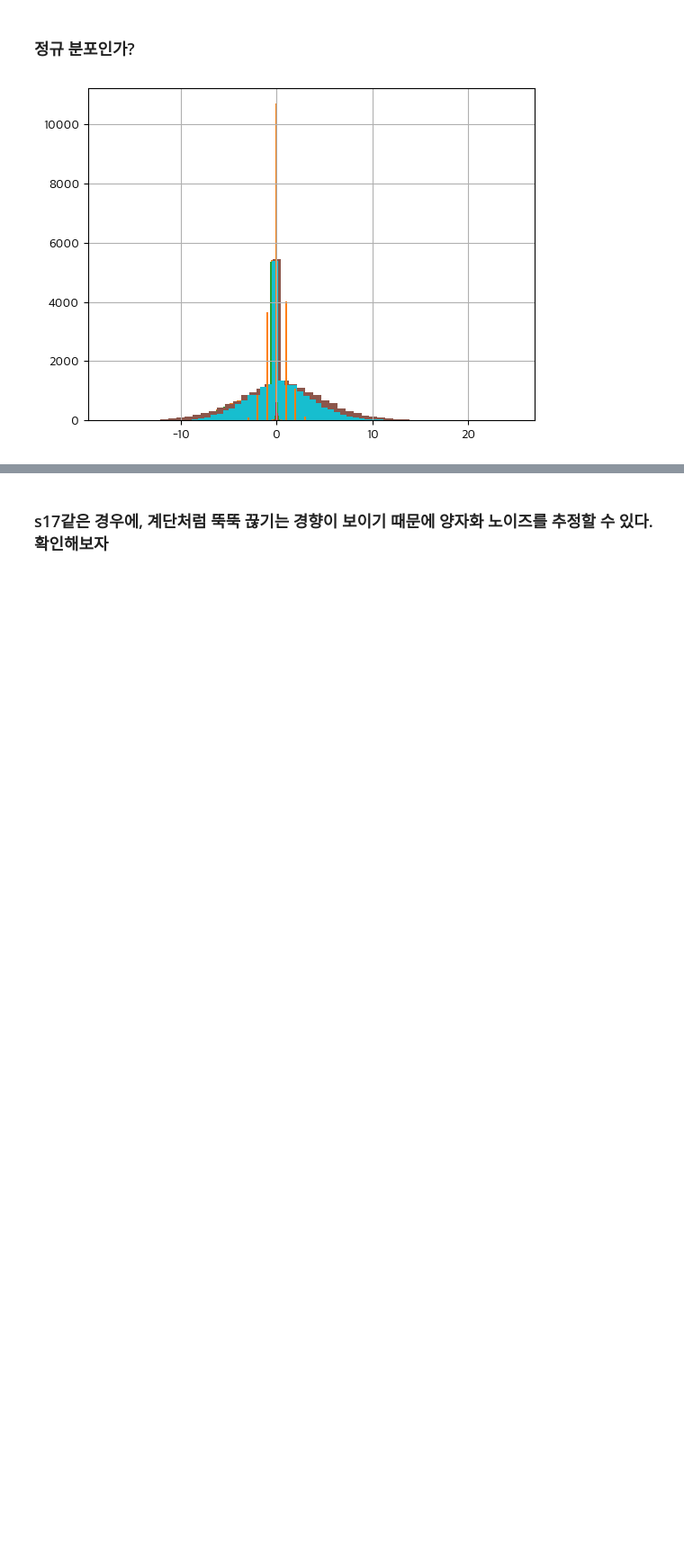
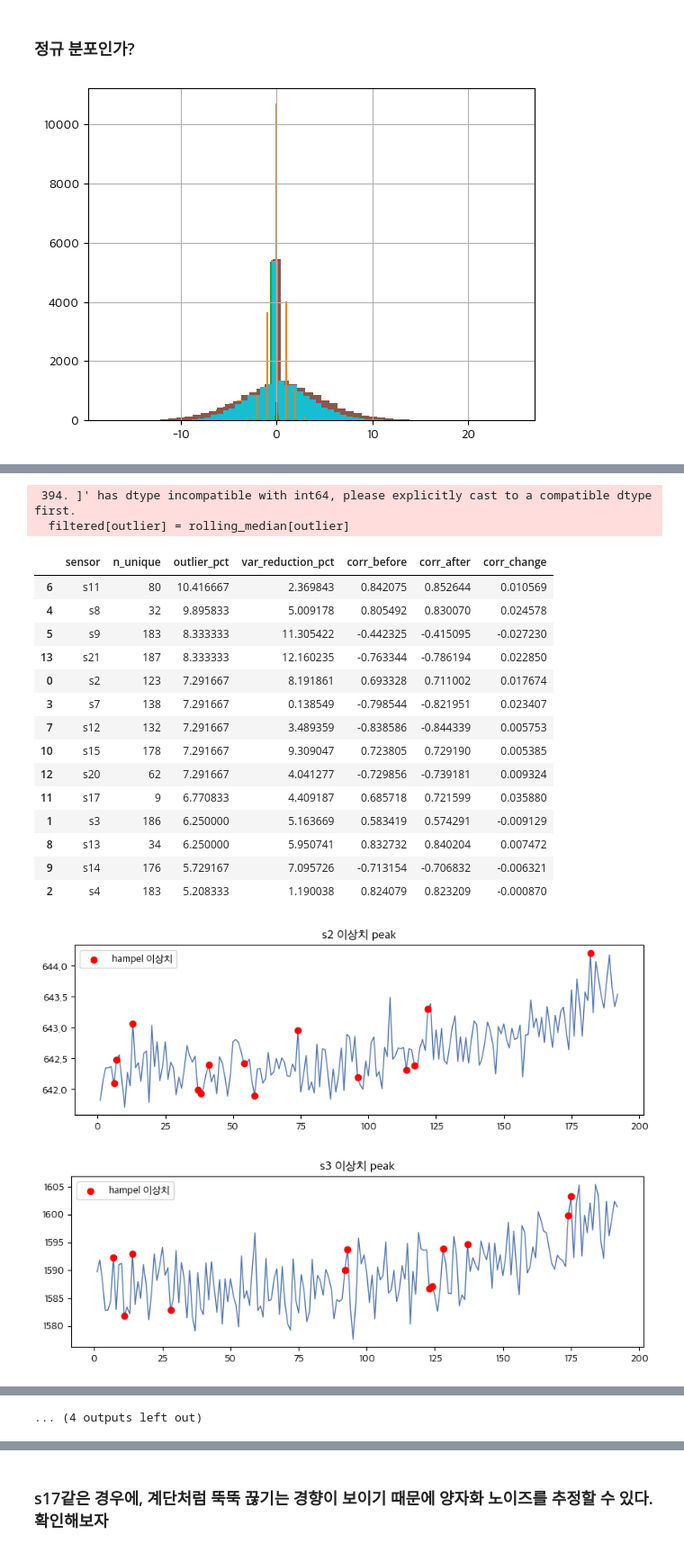
Before and after one commit to poly9010/C-MAPSS-Fleet-RUL-Monitoring-System, a Jupyter notebook: notebooks/(1)데이터전처리-이상치제거.ipynb, the cells around one changed output, grey strips where cells are left out. Shown at 90% size. Saved outputs shown, nothing was run; the diff lists cells and outputs as text; code cells hidden in the pictures; blank space fills up the shorter version.

```diff
--- a/notebooks/(1)데이터전처리-이상치제거.ipynb
+++ b/notebooks/(1)데이터전처리-이상치제거.ipynb
@@ -102,0 +177,58 @@ for col in sensor_cols:
+# %%
+results = []
+for col in sensor_cols:
+    s = engine1[col]
+
+    if col == 's17':
+        filtered, outlier = hampel_filter(s, window=8, k=3)
+    else:
+        filtered, outlier = hampel_filter(s, window=5, k=3)
+
+    n_unique = s.nunique()
+    outlier_pct = outlier.sum() / len(s) * 100
+    var_before = s.var()
+    var_after = filtered.var()
+    var_reduction_pct = (1 - var_after / var_before) * 100 if var_before > 0 else None
+
+    corr_before = s.corr(engine1['cycle'], method='pearson')
+    corr_after = filtered.corr(engine1['cycle'], method='pearson')
+
+    fig, ax = plt.subplots(figsize=(10, 3))
+    ax.plot(engine1['cycle'], engine1[col], linewidth=1, color="#4C72B0")
+    ax.scatter(engine1['cycle'][outlier], engine1[col][outlier],
+            color="#CF6D47", zorder=5, label="hampel 이상치")
+    ax.legend()
+    ax.set_title(f"{col} 이상치 peak")
+
+    results.append({
+        'sensor': col,
+        'n_unique': n_unique,
+        'outlier_pct': outlier_pct,
+        'var_reduction_pct': var_reduction_pct,
+        'corr_before': corr_before,
+        'corr_after': corr_after,
+        'corr_change': abs(corr_after) - abs(corr_before)
+    })
+
+summary = pd.DataFrame(results).sort_values('outlier_pct', ascending=False)
+summary
+# %% [output]
+ 394. ]' has dtype incompatible with int64, please explicitly cast to a compatible dtype first.
+  filtered[outlier] = rolling_median[outlier]
+|  | sensor | n_unique | outlier_pct | var_reduction_pct | corr_before | corr_after | corr_change |
+| 6 | s11 | 80 | 10.416667 | 2.369843 | 0.842075 | 0.852644 | 0.010569 |
+| 4 | s8 | 32 | 9.895833 | 5.009178 | 0.805492 | 0.830070 | 0.024578 |
+| 5 | s9 | 183 | 8.333333 | 11.305422 | -0.442325 | -0.415095 | -0.027230 |
+| 13 | s21 | 187 | 8.333333 | 12.160235 | -0.763344 | -0.786194 | 0.022850 |
+| 0 | s2 | 123 | 7.291667 | 8.191861 | 0.693328 | 0.711002 | 0.017674 |
+| 3 | s7 | 138 | 7.291667 | 0.138549 | -0.798544 | -0.821951 | 0.023407 |
+| 7 | s12 | 132 | 7.291667 | 3.489359 | -0.838586 | -0.844339 | 0.005753 |
+| 10 | s15 | 178 | 7.291667 | 9.309047 | 0.723805 | 0.729190 | 0.005385 |
+| 12 | s20 | 62 | 7.291667 | 4.041277 | -0.729856 | -0.739181 | 0.009324 |
+| 11 | s17 | 9 | 6.770833 | 4.409187 | 0.685718 | 0.721599 | 0.035880 |
+| 1 | s3 | 186 | 6.250000 | 5.163669 | 0.583419 | 0.574291 | -0.009129 |
+| 8 | s13 | 34 | 6.250000 | 5.950741 | 0.832732 | 0.840204 | 0.007472 |
+| 9 | s14 | 176 | 5.729167 | 7.095726 | -0.713154 | -0.706832 | -0.006321 |
+| 2 | s4 | 183 | 5.208333 | 1.190038 | 0.824079 | 0.823209 | -0.000870 |
+[figure, added]
+[figure, added]
@@ -102,0 +243 @@ for col in sensor_cols:
+... (4 outputs left out)
```
Also changed, not shown: parts of 21 cells of this notebook.
